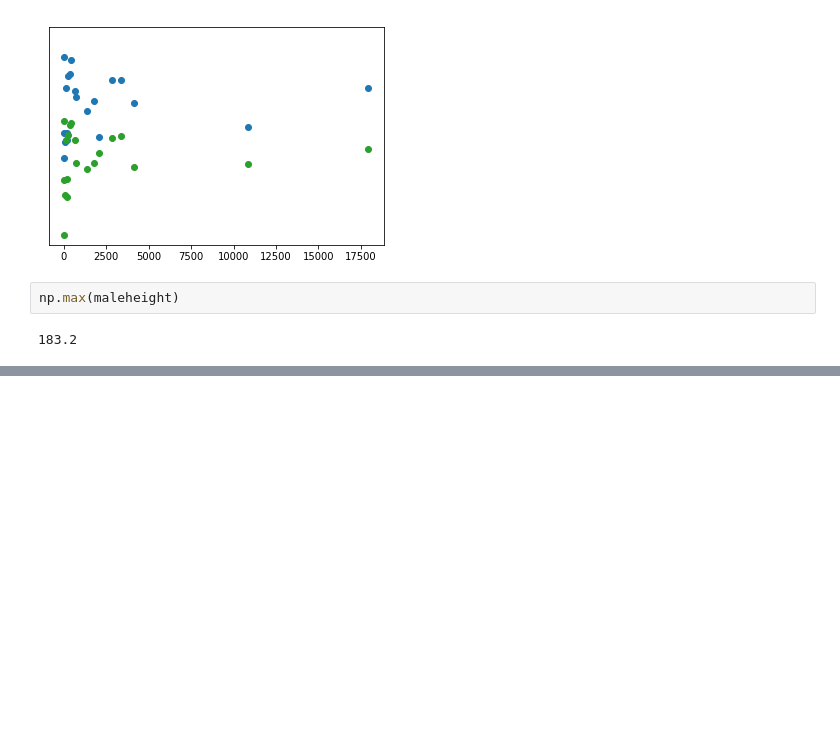
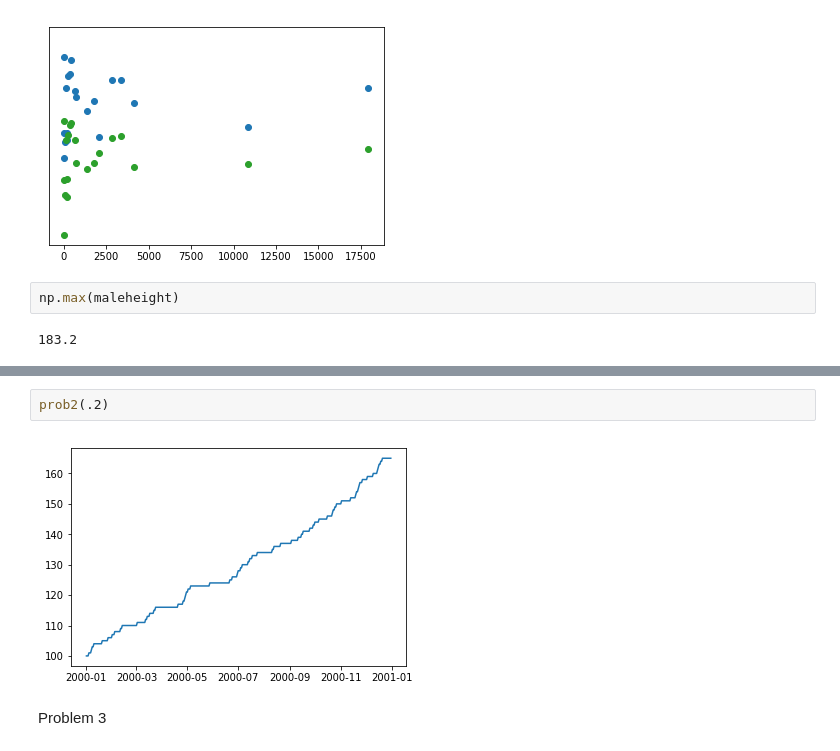
Before and after one commit to kendrarobbins/BootCamp2018, a Jupyter notebook: ProbSets/Comp/ProbSet2/Comp PS2 Solutions.ipynb, the cells around one changed output, grey strips where cells are left out. Saved outputs shown, nothing was run; the diff lists cells and outputs as text; blank space fills up the shorter version.

```diff
--- a/ProbSets/Comp/ProbSet2/Comp PS2 Solutions.ipynb
+++ b/ProbSets/Comp/ProbSet2/Comp PS2 Solutions.ipynb
@@ -510,0 +569,6 @@ np.max(maleheight)
+# %%
+prob2(.2)
+# %% [output]
+[figure, added]
+# %% [markdown]
+Problem 3
```
Also changed, not shown: parts of 83 cells of this notebook, 2 other files.
